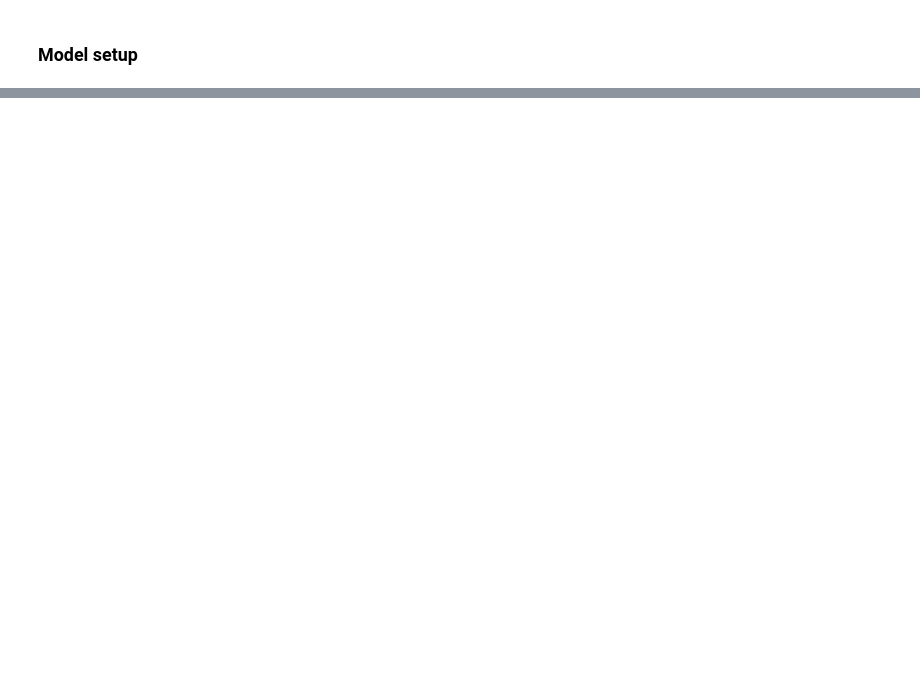
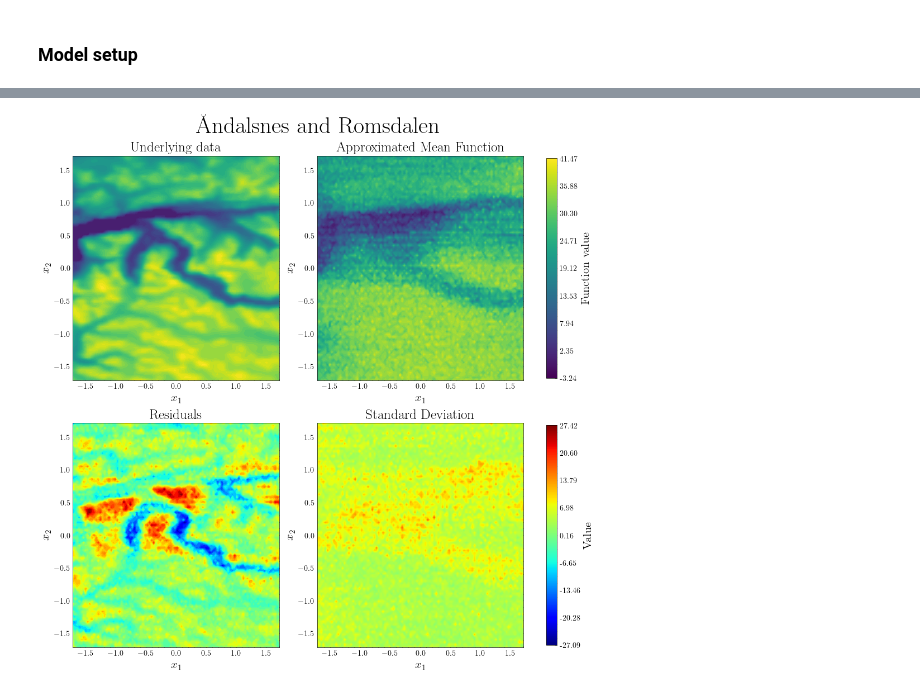
Before and after one commit to aadle/gaussian-process-kan, a Jupyter notebook: examples/trollveggen.ipynb, the cells around one changed output, grey strips where cells are left out. Cells and saved outputs as stored; diff of their text form; code cells hidden in the pictures; blank space fills up the shorter version.

```diff
--- a/examples/trollveggen.ipynb
+++ b/examples/trollveggen.ipynb
@@ -159,7 +183,7 @@ def clip_gradients(grads, max_norm=1.0):
 clip_gradients = jax.jit(clip_gradients)
 # %%
 import numpy as np
-epochs = 500
+epochs = 200
 # learning_rate = 0.0001
 learning_rate = 0.01
 loss_history = []
@@ -516,0 +631,98 @@ plt.show()
+# %%
+fig, axs = plt.subplots(2, 2, figsize=(10, 10), constrained_layout=True)
+axs = axs.flatten()
+function_name = "åndalsnes"
+
+# Determine the min/max values for the original function and mean
+vmin = min(y_sqrt.min(), mu_full.min())
+vmax = max(y_sqrt.max(), mu_full.max())
+norm1 = plt.Normalize(vmin, vmax)
+
+# First plot - Actual Function (unchanged)
+
+contourf_test = axs[0].contourf(x1_std, x2_std, y_sqrt.reshape(x2_std.shape[0], x1_std.shape[0]),
+                                levels=50,
+                                cmap="viridis",
+                                vmin=vmin,
+                                vmax=vmax
+                                )
+
+axs[0].set_title("Underlying data")
+axs[0].set_xlabel("$x_1$")
+axs[0].set_ylabel("$x_2$")
+
+contourf_pred = axs[1].contourf(x1_std, x2_std, mu_full.reshape(x2_std.shape[0], x1_std.shape[0]),
+                                cmap="viridis",
+                                levels=50,
+                                vmin=vmin,
+                                vmax=vmax
+                                )
+
+axs[1].set_title("Approximated Mean Function")
+axs[1].set_xlabel("$x_1$")
+axs[1].set_ylabel("$x_2$")
+
+from matplotlib.cm import ScalarMappable
+import numpy as np
+sm1 = ScalarMappable(cmap="viridis", norm=norm1)
+sm1.set_array([])  # Empty array - using the norm instead
+cbar_row1 = fig.colorbar(sm1, ax=[axs[0], axs[1]], location='right', shrink=0.98)
+cbar_row1.set_label("Function value")
+
+# Create evenly spaced ticks for the first colorbar
+n_ticks = 9  # Number of ticks including min and max
+ticks1 = np.linspace(vmin, vmax, n_ticks)
+cbar_row1.set_ticks(ticks1)
+cbar_row1.set_ticklabels([f"{tick:.2f}" for tick in ticks1])  # Format to 2 decimal places)  # Optional: ensure min/max are shown
+
+# ----------------------------------------------------------------------------------------------------
+
+# Third plot - Raw Residuals and Standard Deviation
+reshaped_residuals = residuals.reshape(x2_std.shape[0], x1_std.shape[0])
+
+# Determine min/max values for residuals and stddev
+vmin_2 = min(residuals.min(), y_stddev.min())
+vmax_2 = max(residuals.max(), y_stddev.max())
+
+contourf_std_res = axs[2].contourf(x1_std, x2_std, reshaped_residuals,
+                               levels=50,
+                               cmap="jet",
+                               vmin=vmin_2,
+                               vmax=vmax_2
+                               )
+
+axs[2].set_title("Residuals")
+axs[2].set_xlabel("$x_1$")
+axs[2].set_ylabel("$x_2$")
+
+contourf_std_var = axs[3].contourf(x1_std, x2_std, y_stddev.reshape(x2_std.shape[0], x1_std.shape[0]),
+                                levels=50,
+                                cmap="jet",
+                                vmin=vmin_2,
+                                vmax=vmax_2
+                                )
+
+axs[3].set_title("Standard Deviation")
+axs[3].set_xlabel("$x_1$")
+axs[3].set_ylabel("$x_2$")
+
+norm2 = plt.Normalize(vmin_2, vmax_2)
+sm2 = ScalarMappable(cmap="jet", norm=norm2)
+sm2.set_array([])
+cbar_row2 = fig.colorbar(sm2, ax=[axs[2], axs[3]], location='right', shrink=0.98)
+cbar_row2.set_label('Value')
+
+# Create evenly spaced ticks
+n_ticks = 9
+ticks2 = np.linspace(vmin_2, vmax_2, n_ticks)
+cbar_row2.set_ticks(ticks2)
+cbar_row2.set_ticklabels([f"{tick:.2f}" for tick in ticks2])
+
+# fig.suptitle("Åndalsnes and Romsdalen ($\sqrt{y}$-transformed)", fontsize=25)
+fig.suptitle("Åndalsnes and Romsdalen", fontsize=30, fontweight="bold")
+
+# plt.subplots_adjust(top=0.88)
+# plt.savefig(f"figs/function_predictions/{function_name}/{function_name}_NORAposter.png", dpi=500, bbox_inches="tight")
+plt.show()
+# %% [output]
+[figure, added]
```
Also changed, not shown: parts of 24 cells of this notebook, 11 other files.
